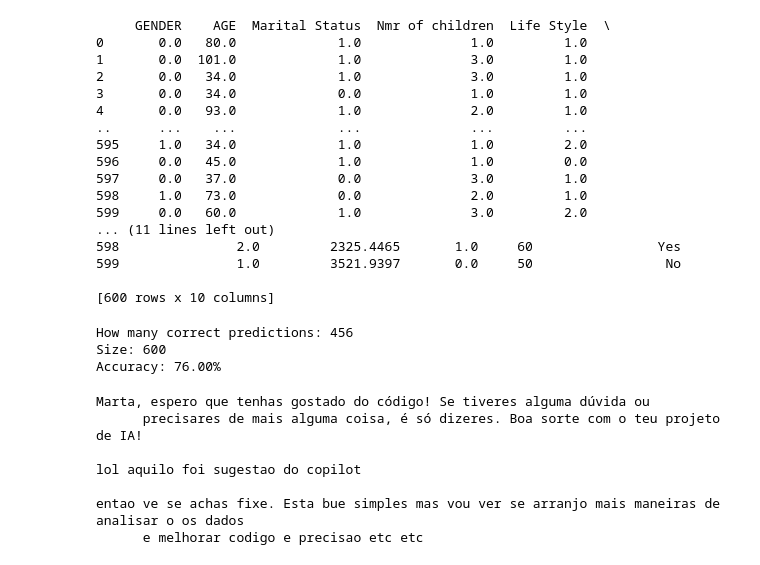
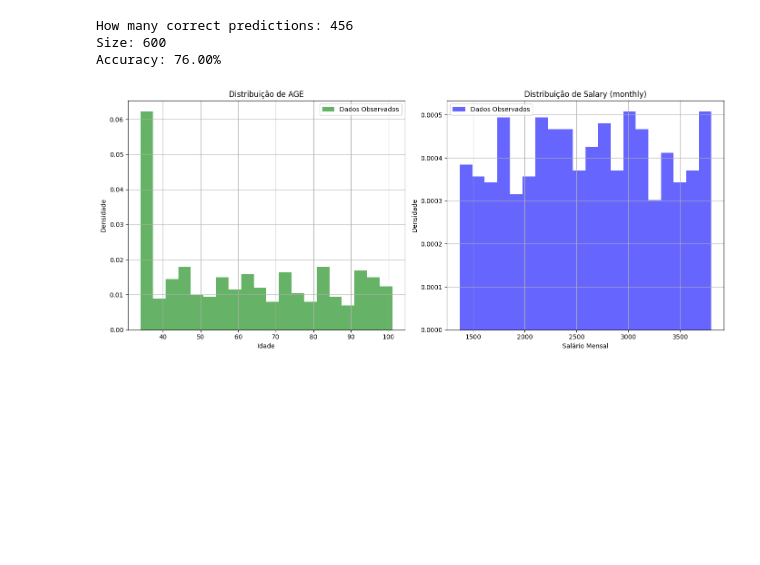
Before and after one commit to AltJesus/FIAD_Proj2, a Jupyter notebook: LifeInsurance_Bayesian.Notebookpy.ipynb, the cells around one changed output. Drawn from its saved outputs; the diff is of its cells as text; code cells hidden in the pictures; blank space fills up the shorter version.

```diff
--- a/LifeInsurance_Bayesian.Notebookpy.ipynb
+++ b/LifeInsurance_Bayesian.Notebookpy.ipynb
@@ -163,24 +110,6 @@ print(result[['AGE', 'Chronic Diseases', 'Salary (monthly)', 'Nmr of children',
 # %%
 result = bayesian_insurance_decision(data)
-print(result)
+# print(result)
-# %% [output]
-     GENDER    AGE  Marital Status  Nmr of children  Life Style  \
-0       0.0   80.0             1.0              1.0         1.0
-1       0.0  101.0             1.0              3.0         1.0
-2       0.0   34.0             1.0              3.0         1.0
-3       0.0   34.0             0.0              1.0         1.0
-4       0.0   93.0             1.0              2.0         1.0
-..      ...    ...             ...              ...         ...
-595     1.0   34.0             1.0              1.0         2.0
-596     0.0   45.0             1.0              1.0         0.0
-597     0.0   37.0             0.0              3.0         1.0
-598     1.0   73.0             0.0              2.0         1.0
-599     0.0   60.0             1.0              3.0         2.0
-... (11 lines left out)
-598               2.0         2325.4465       1.0     60                Yes
-599               1.0         3521.9397       0.0     50                 No
-
-[600 rows x 10 columns]
 # %%
 result['Decision'] = result['Decision'].replace({0.0: 'No', 1.0: 'Yes'})
 
@@ -198,19 +127,38 @@ print(f"Accuracy: {accuracy / len(result) * 100:.2f}%")
 How many correct predictions: 456
 Size: 600
 Accuracy: 76.00%
-# %%
-print("""Marta, espero que tenhas gostado do código! Se tiveres alguma dúvida ou
-      precisares de mais alguma coisa, é só dizeres. Boa sorte com o teu projeto de IA!""")
-print("""
-lol aquilo foi sugestao do copilot""")
-print("""
-entao ve se achas fixe. Esta bue simples mas vou ver se arranjo mais maneiras de analisar o os dados
-      e melhorar codigo e precisao etc etc """)
-# %% [output]
-Marta, espero que tenhas gostado do código! Se tiveres alguma dúvida ou
-      precisares de mais alguma coisa, é só dizeres. Boa sorte com o teu projeto de IA!
-
-lol aquilo foi sugestao do copilot
-
-entao ve se achas fixe. Esta bue simples mas vou ver se arranjo mais maneiras de analisar o os dados
-      e melhorar codigo e precisao etc etc
+# %%
+plt.figure(figsize=(14, 6))
+
+# --- Gráfico 1: Distribuição de AGE ---
+plt.subplot(1, 2, 1)  # 1 linha, 2 colunas, posição 1
+plt.hist(data["AGE"], bins=20, density=True, alpha=0.6, color='green', label='Dados Observados')
+xmin, xmax = plt.xlim()
+x_age = np.linspace(xmin, xmax, 100)
+# plt.plot(x_age, norm.pdf(x_age, media_age, desvio_padrao_age), 'k-', linewidth=2,
+        #  label=f'Normal (μ={media_age:.1f}, σ={desvio_padrao_age:.1f})')
+plt.title('Distribuição de AGE')
+plt.xlabel('Idade')
+plt.ylabel('Densidade')
+plt.legend()
+plt.grid(True)
+
+# --- Gráfico 2: Distribuição de Salary (monthly) ---
+plt.subplot(1, 2, 2)  # 1 linha, 2 colunas, posição 2
+plt.hist(data['Salary (monthly)'], bins=20, density=True, alpha=0.6, color='blue', label='Dados Observados')
+xmin, xmax = plt.xlim()
+x_salary = np.linspace(xmin, xmax, 100)
+# plt.plot(x_salary, norm.pdf(x_salary, media_salary, desvio_padrao_salary), 'k-', linewidth=2,
+        #  label=f'Normal (μ={media_salary:.1f}, σ={desvio_padrao_salary:.1f})')
+plt.title('Distribuição de Salary (monthly)')
+plt.xlabel('Salário Mensal')
+plt.ylabel('Densidade')
+plt.legend()
+plt.grid(True)
+
+# Ajuste de layout e exibição
+plt.tight_layout()
+# plt.savefig('distribuicoes.png')
+plt.show()
+# %% [output]
+[figure, added]
```
Also changed, not shown: parts of 14 cells of this notebook, 6 other files.
